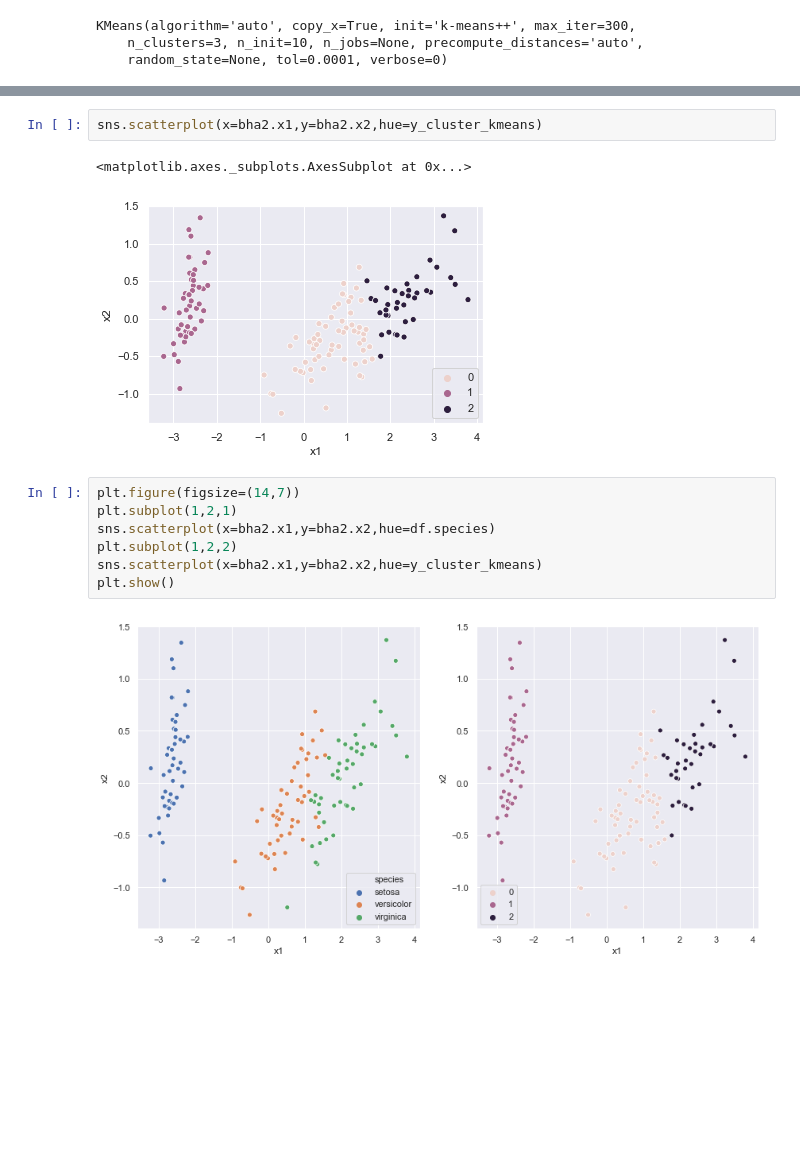
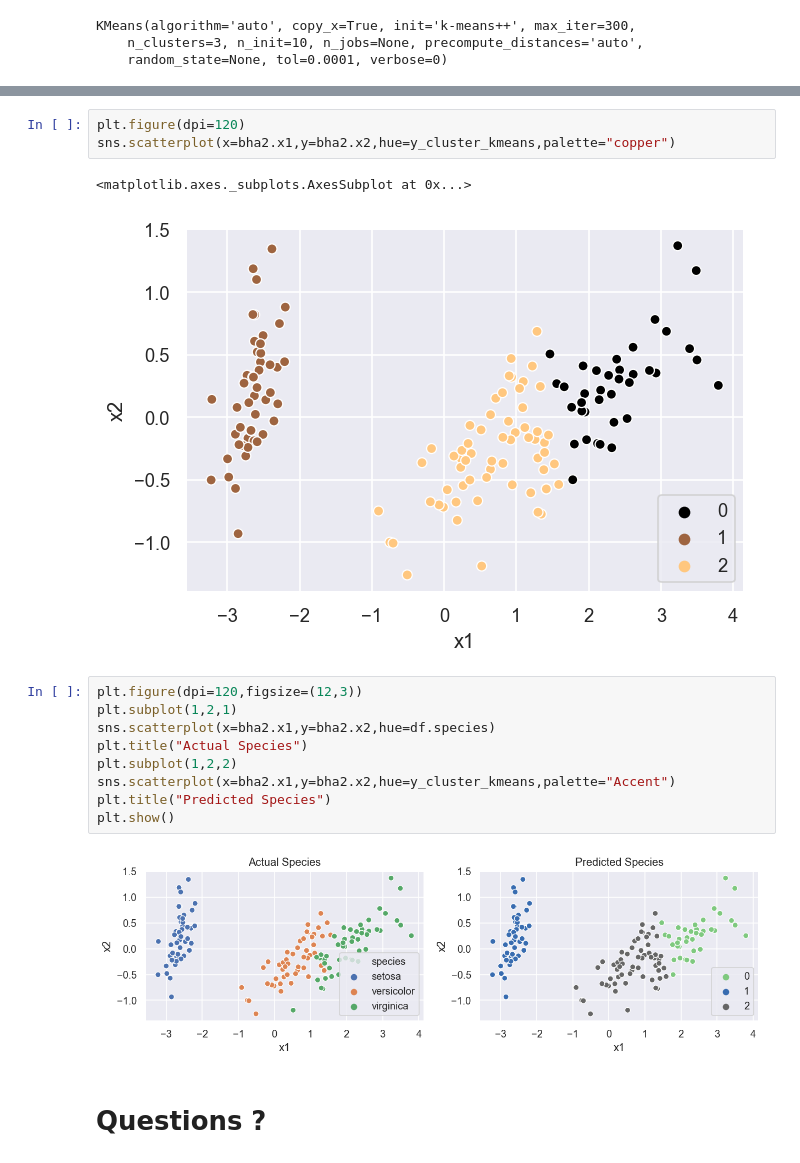
Before and after one commit to BharathC15/NielitChennai, a Jupyter notebook: python/MachineLearning/Unsupervised .ipynb, the cells around one changed output, grey strips where cells are left out. Drawn from its saved outputs; the diff is of its cells as text; blank space fills up the shorter version.

```diff
--- a/python/MachineLearning/Unsupervised .ipynb
+++ b/python/MachineLearning/Unsupervised .ipynb
@@ -137,14 +155,19 @@ array([1, 1, 1, 1, 1, 1, 1, 1, 1, 1, 1, 1, 1, 1, 1, 1, 1, 1, 1, 1, 1, 1,
 # %%
-sns.scatterplot(x=bha2.x1,y=bha2.x2,hue=y_cluster_kmeans)
+plt.figure(dpi=120)
+sns.scatterplot(x=bha2.x1,y=bha2.x2,hue=y_cluster_kmeans,palette="copper")
 # %% [output]
 <matplotlib.axes._subplots.AxesSubplot at 0x...>
-[figure, old version]
+[figure, new version]
 # %%
-plt.figure(figsize=(14,7))
+plt.figure(dpi=120,figsize=(12,3))
 plt.subplot(1,2,1)
 sns.scatterplot(x=bha2.x1,y=bha2.x2,hue=df.species)
+plt.title("Actual Species")
 plt.subplot(1,2,2)
-sns.scatterplot(x=bha2.x1,y=bha2.x2,hue=y_cluster_kmeans)
+sns.scatterplot(x=bha2.x1,y=bha2.x2,hue=y_cluster_kmeans,palette="Accent")
+plt.title("Predicted Species")
 plt.show()
 # %% [output]
-[figure, old version]
+[figure, new version]
+# %% [markdown]
+# Questions ?
```
Also changed, not shown: parts of 9 cells of this notebook, 5 other files.
